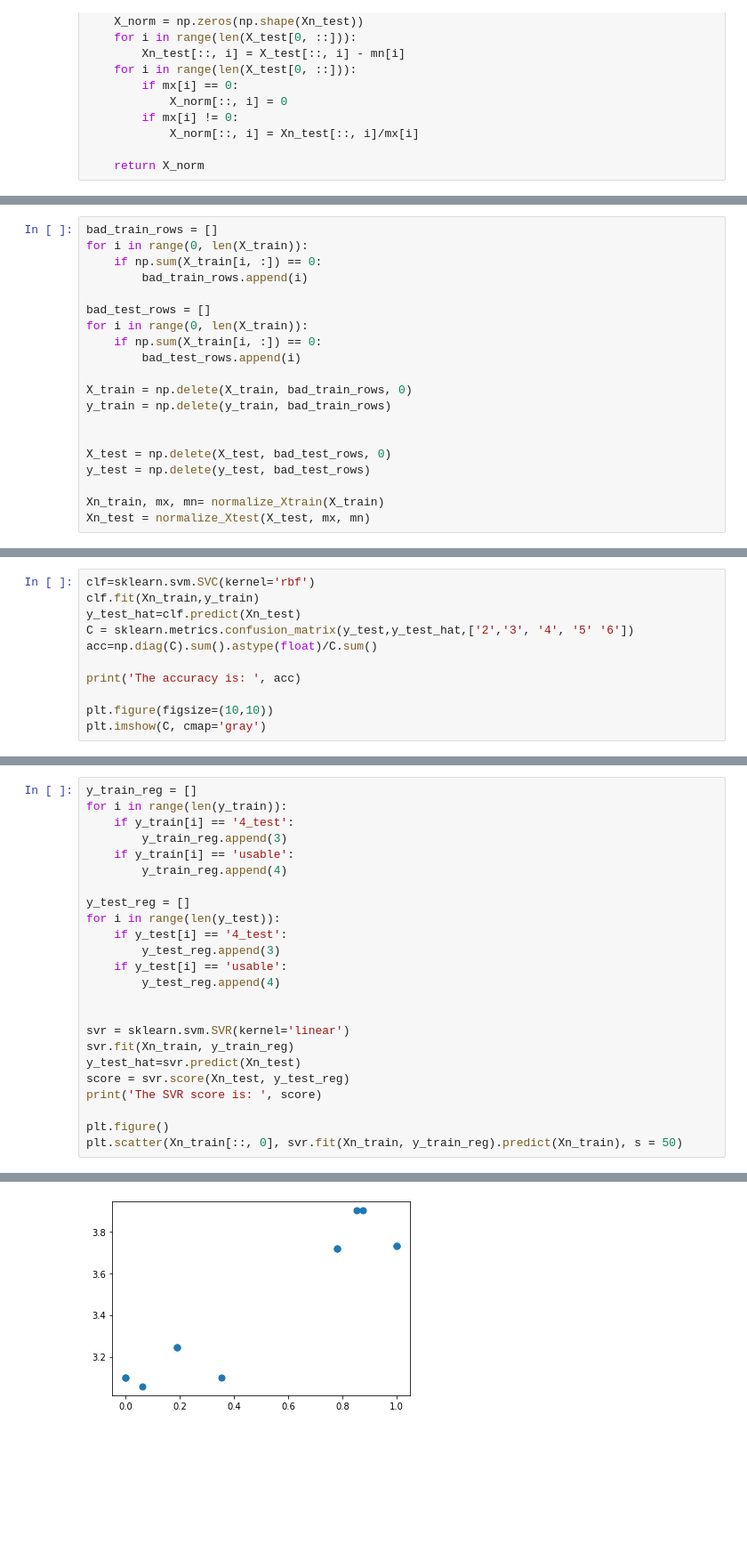
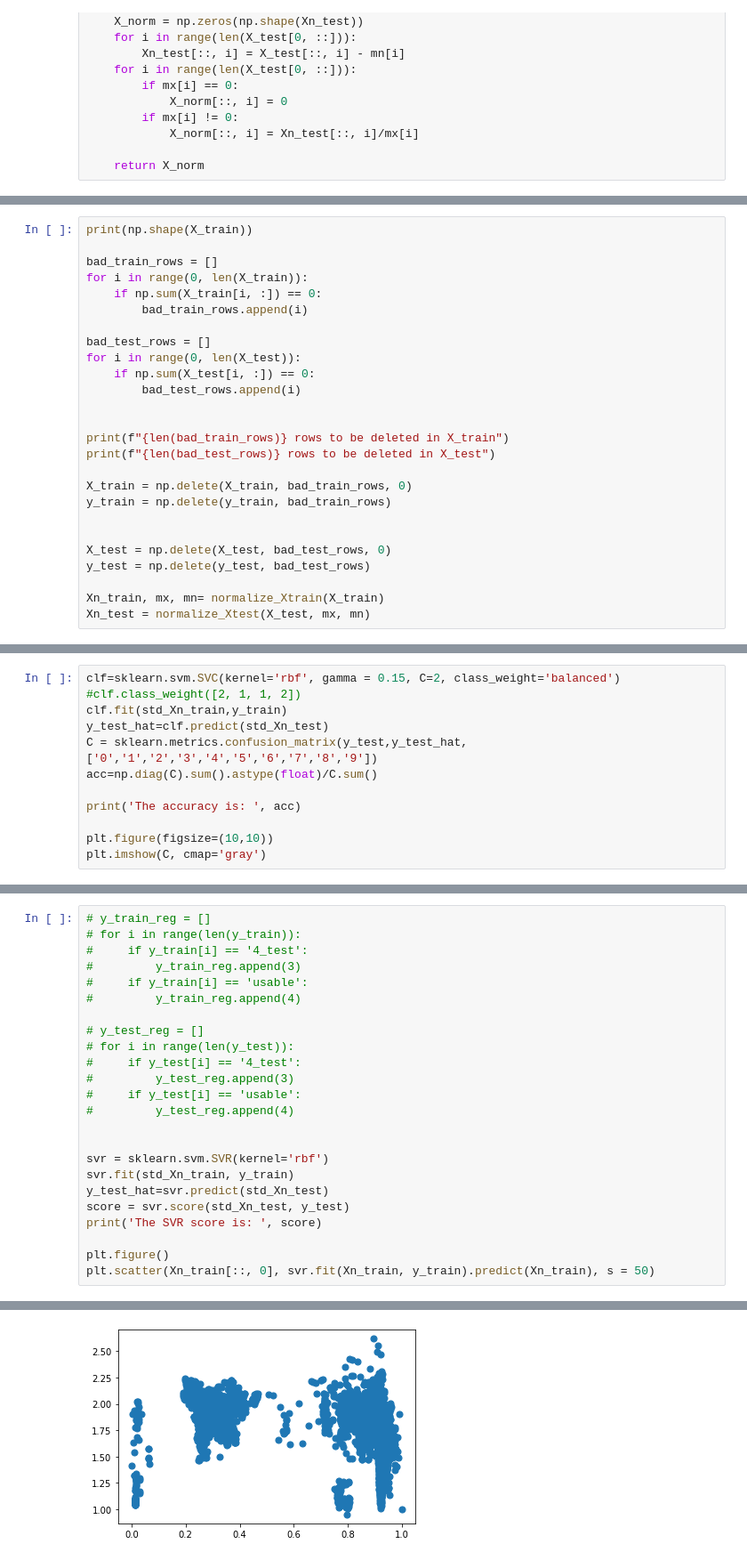
Before and after one commit to zwinkler/Automated-BCS, a Jupyter notebook: Automated BCS.ipynb, the cells around one changed output, grey strips where cells are left out. Shown at 89% size. Drawn from its saved outputs; the diff is of its cells as text; blank space fills up the shorter version.

```diff
--- a/Automated BCS.ipynb
+++ b/Automated BCS.ipynb
@@ -650,13 +708,19 @@ BCS_sorted\6\Cow_40\168_D.tif
 # %%
+print(np.shape(X_train))
+
 bad_train_rows = []
 for i in range(0, len(X_train)):
     if np.sum(X_train[i, :]) == 0:
         bad_train_rows.append(i)
 
 bad_test_rows = []
-for i in range(0, len(X_train)):
-    if np.sum(X_train[i, :]) == 0:
+for i in range(0, len(X_test)):
+    if np.sum(X_test[i, :]) == 0:
         bad_test_rows.append(i)
+
+
+print(f"{len(bad_train_rows)} rows to be deleted in X_train")
+print(f"{len(bad_test_rows)} rows to be deleted in X_test")
 
 X_train = np.delete(X_train, bad_train_rows, 0)
 y_train = np.delete(y_train, bad_train_rows)
@@ -691,8 +830,9 @@ print(y_test)
 # %%
-clf=sklearn.svm.SVC(kernel='rbf')
-clf.fit(Xn_train,y_train)
-y_test_hat=clf.predict(Xn_test)
-C = sklearn.metrics.confusion_matrix(y_test,y_test_hat,['2','3', '4', '5' '6'])
+clf=sklearn.svm.SVC(kernel='rbf', gamma = 0.15, C=2, class_weight='balanced')
+#clf.class_weight([2, 1, 1, 2])
+clf.fit(std_Xn_train,y_train)
+y_test_hat=clf.predict(std_Xn_test)
+C = sklearn.metrics.confusion_matrix(y_test,y_test_hat,['0','1','2','3','4','5','6','7','8','9'])
 acc=np.diag(C).sum().astype(float)/C.sum()
 
 print('The accuracy is: ', acc)
@@ -704,25 +846,25 @@ ValueError: The number of classes has to be greater than one; got 1 class
 # %%
-y_train_reg = []
-for i in range(len(y_train)):
-    if y_train[i] == '4_test':
-        y_train_reg.append(3)
-    if y_train[i] == 'usable':
-        y_train_reg.append(4)
+# y_train_reg = []
+# for i in range(len(y_train)):
+#     if y_train[i] == '4_test':
+#         y_train_reg.append(3)
+#     if y_train[i] == 'usable':
+#         y_train_reg.append(4)
 
-y_test_reg = []
-for i in range(len(y_test)):
-    if y_test[i] == '4_test':
-        y_test_reg.append(3)
-    if y_test[i] == 'usable':
-        y_test_reg.append(4)
+# y_test_reg = []
+# for i in range(len(y_test)):
+#     if y_test[i] == '4_test':
+#         y_test_reg.append(3)
+#     if y_test[i] == 'usable':
+#         y_test_reg.append(4)
 
 
-svr = sklearn.svm.SVR(kernel='linear')
-svr.fit(Xn_train, y_train_reg)
-y_test_hat=svr.predict(Xn_test)
-score = svr.score(Xn_test, y_test_reg)
+svr = sklearn.svm.SVR(kernel='rbf')
+svr.fit(std_Xn_train, y_train)
+y_test_hat=svr.predict(std_Xn_test)
+score = svr.score(std_Xn_test, y_test)
 print('The SVR score is: ', score)
 
 plt.figure()
-plt.scatter(Xn_train[::, 0], svr.fit(Xn_train, y_train_reg).predict(Xn_train), s = 50)
+plt.scatter(Xn_train[::, 0], svr.fit(Xn_train, y_train).predict(Xn_train), s = 50)
 # %% [output]
@@ -730,2 +872,2 @@ The SVR score is:  -0.5328005635360245
 <matplotlib.collections.PathCollection at 0x...>
-[figure, old version]
+[figure, new version]
```
Also changed, not shown: parts of 21 cells of this notebook.
